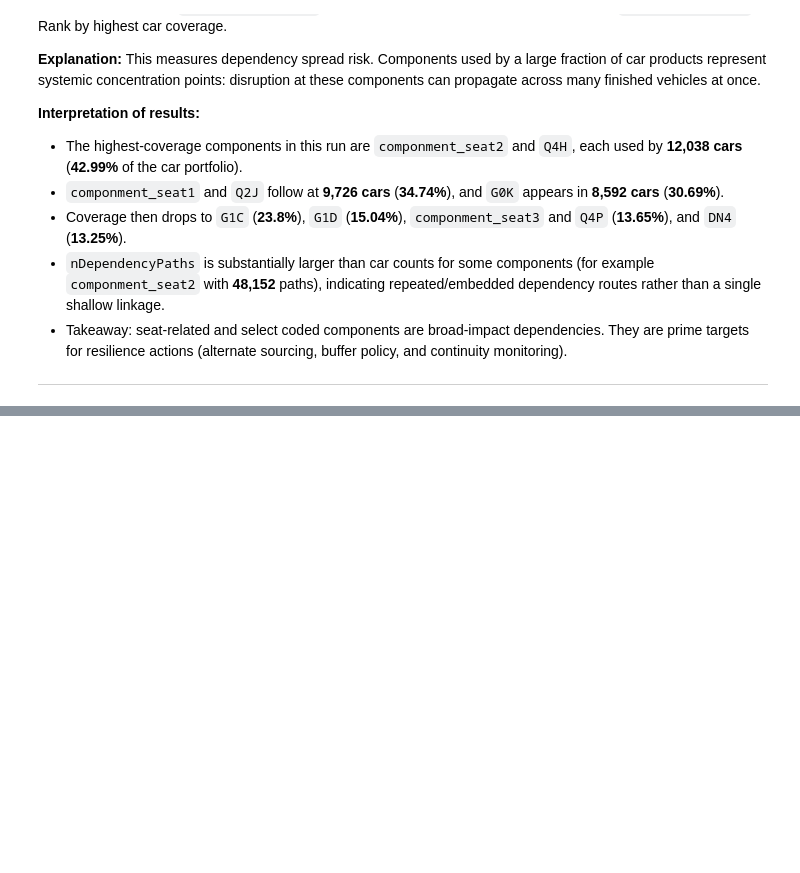
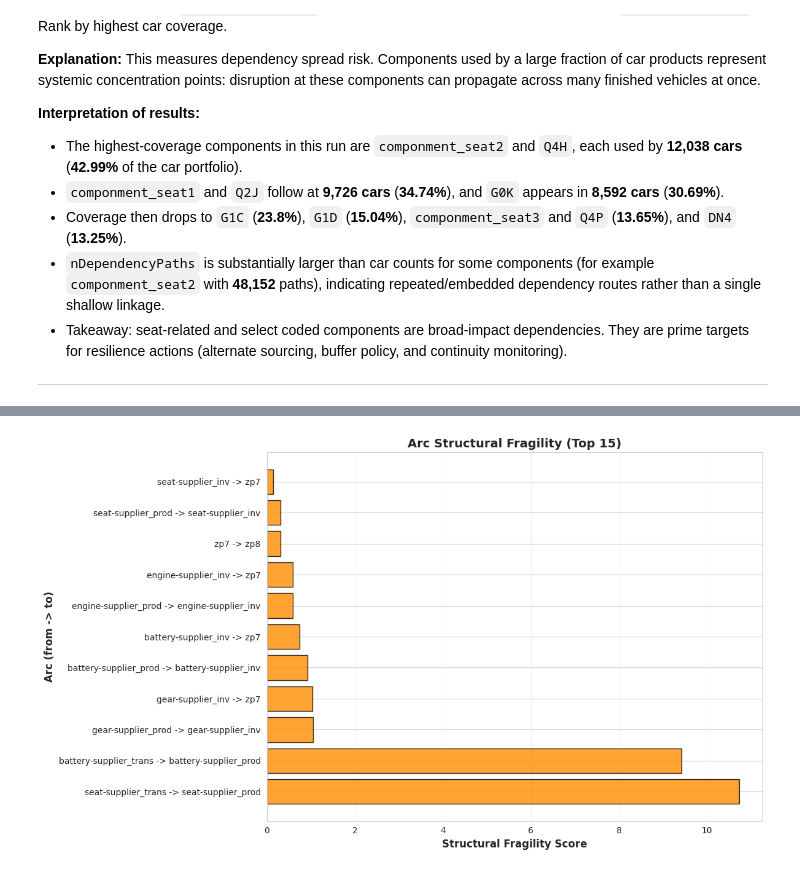
Before and after one commit to PeterMangoro/neo4j, a Jupyter notebook: finalProject/AutomotiveSupplyChain_Merged_Submission.ipynb, the cells around one changed output, grey strips where cells are left out. Saved outputs shown, nothing was run; the diff lists cells and outputs as text; code cells hidden in the pictures; blank space fills up the shorter version.

```diff
--- a/finalProject/AutomotiveSupplyChain_Merged_Submission.ipynb
+++ b/finalProject/AutomotiveSupplyChain_Merged_Submission.ipynb
@@ -1427,17 +1224,0 @@ display(analytical2)
-# %%
-# Visualize vulnerability distribution
-if not analytical2.empty and len(analytical2) > 5:
- plt.figure(figsize=(12, 7))
-
- # Horizontal bar chart of top 15 most vulnerable cars
- top15 = analytical2.head(15)
- plt.barh(range(len(top15)), top15['vulnerableComponents'],
- color='crimson', edgecolor='black', alpha=0.7)
- plt.yticks(range(len(top15)), top15['carModel'])
- plt.xlabel('Number of Single-Sourced Components', fontsize=12, fontweight='bold')
- plt.ylabel('Car Model', fontsize=12, fontweight='bold')
- plt.title('Single-Point-of-Failure Exposure by Car Model (Top 15)',
- fontsize=14, fontweight='bold')
- plt.grid(axis='x', alpha=0.3)
- plt.tight_layout()
- plt.show()
@@ -1620,0 +1459,20 @@ display(product_pagerank)
+# %%
+# Visualize arc structural fragility distribution
+if not analytical2.empty and len(analytical2) > 5:
+ plt.figure(figsize=(12, 7))
+
+ # Horizontal bar chart of top 15 most fragile arcs
+ top15 = analytical2.head(15).copy()
+ top15['arcLabel'] = top15['fromNode'] + ' -> ' + top15['toNode']
+ plt.barh(range(len(top15)), top15['structuralFragilityScore'],
+ color='darkorange', edgecolor='black', alpha=0.8)
+ plt.yticks(range(len(top15)), top15['arcLabel'])
+ plt.xlabel('Structural Fragility Score', fontsize=12, fontweight='bold')
+ plt.ylabel('Arc (from -> to)', fontsize=12, fontweight='bold')
+ plt.title('Arc Structural Fragility (Top 15)',
+ fontsize=14, fontweight='bold')
+ plt.grid(axis='x', alpha=0.3)
+ plt.tight_layout()
+ plt.show()
+# %% [output]
+[figure, added]
```
Also changed, not shown: parts of 56 cells of this notebook, 11 other files.
